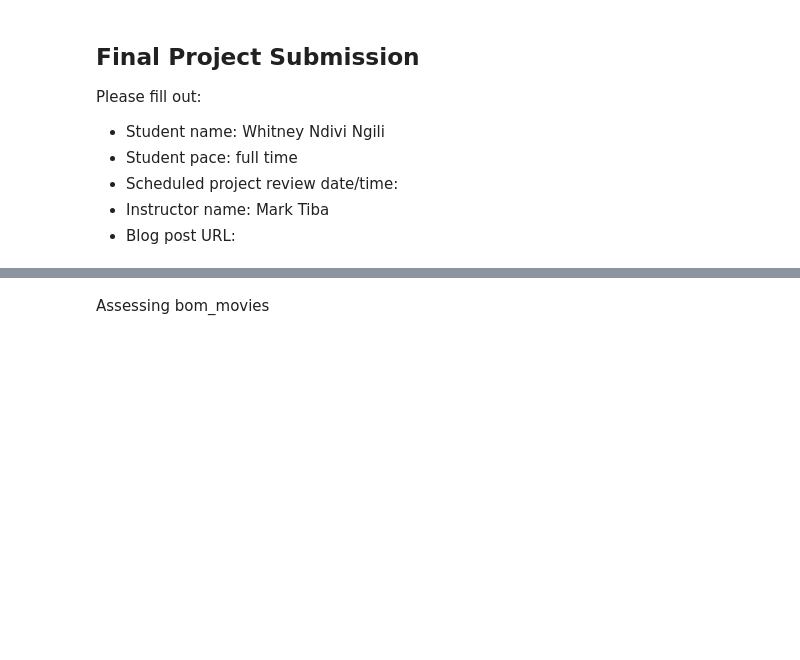
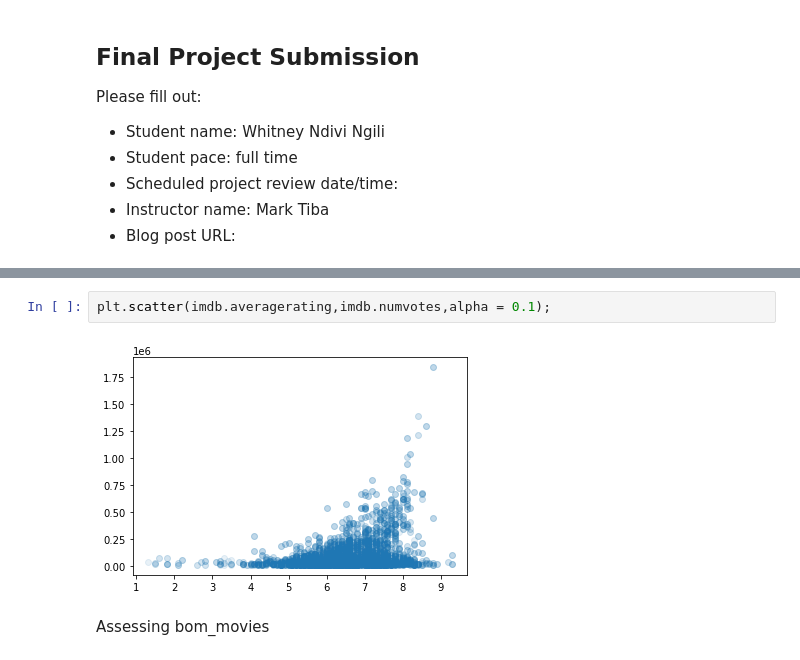
Before and after one commit to ngili/Exploratory-Analysis-of-Movies, a Jupyter notebook: student.ipynb, the cells around one changed output, grey strips where cells are left out. Drawn from its saved outputs; the diff is of its cells as text; blank space fills up the shorter version.

```diff
--- a/student.ipynb
+++ b/student.ipynb
@@ -193,3 +686,7 @@ imdb.head(40)
+# %%
+plt.scatter(imdb.averagerating,imdb.numvotes,alpha = 0.1);
+# %% [output]
+[figure, added]
 # %% [markdown]
 Assessing bom_movies
 # %%
```
Also changed, not shown: parts of 140 cells of this notebook, 1 other file.
